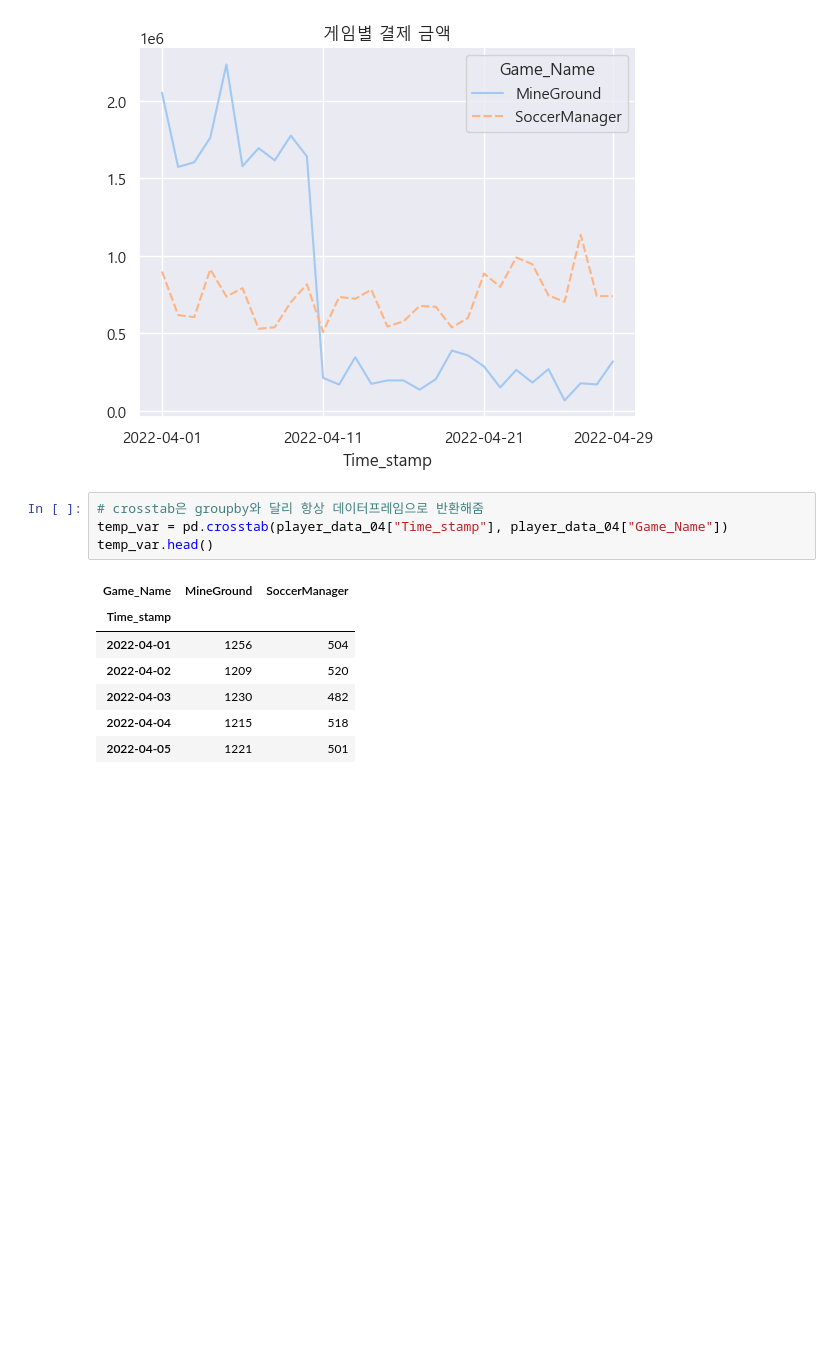
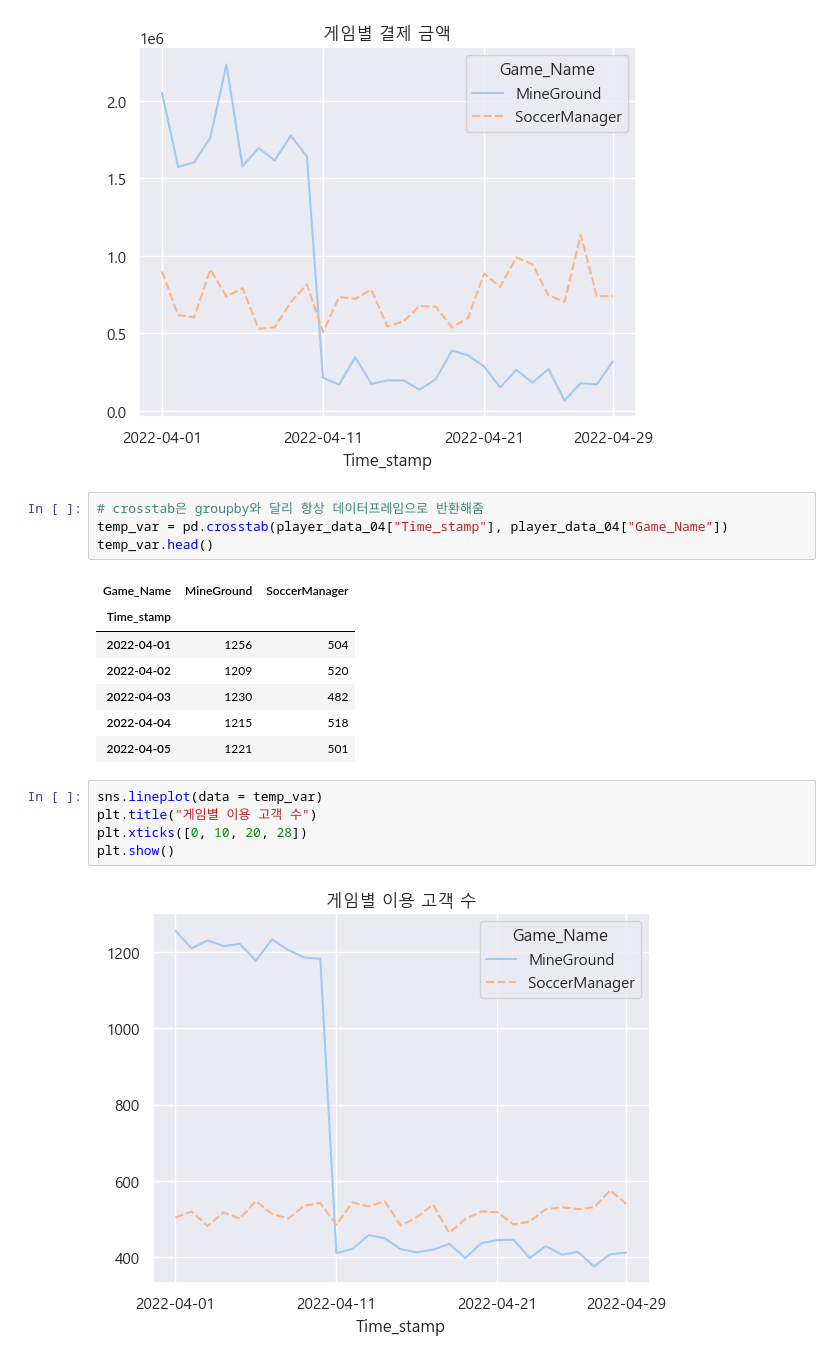
Before and after one commit to leejaesang6098/aiffel_study, a Jupyter notebook: 0823_node/Count.ipynb, the cells around one changed output. Drawn from its saved outputs; the diff is of its cells as text; blank space fills up the shorter version.

```diff
--- a/0823_node/Count.ipynb
+++ b/0823_node/Count.ipynb
@@ -255,3 +255,10 @@ temp_var.head()
 | 2022-04-03 | 1230 | 482 |
 | 2022-04-04 | 1215 | 518 |
 | 2022-04-05 | 1221 | 501 |
+# %%
+sns.lineplot(data = temp_var)
+plt.title("게임별 이용 고객 수")
+plt.xticks([0, 10, 20, 28])
+plt.show()
+# %% [output]
+[figure, added]
```
Also changed, not shown: parts of 10 cells of this notebook.
